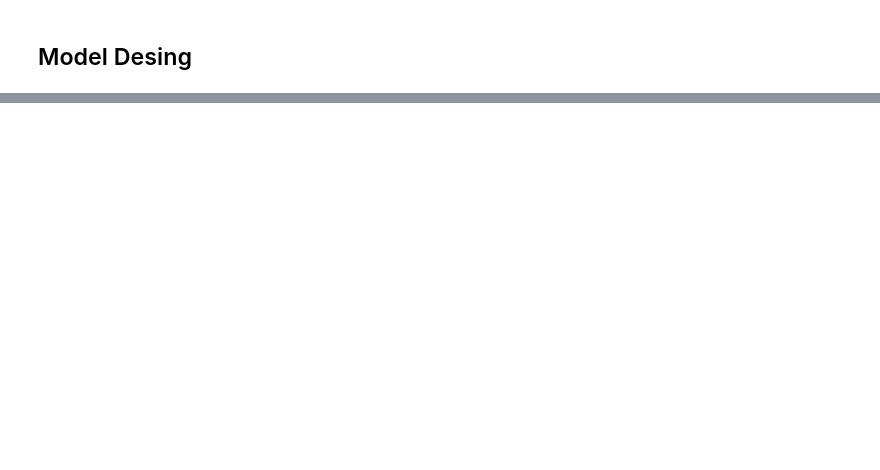
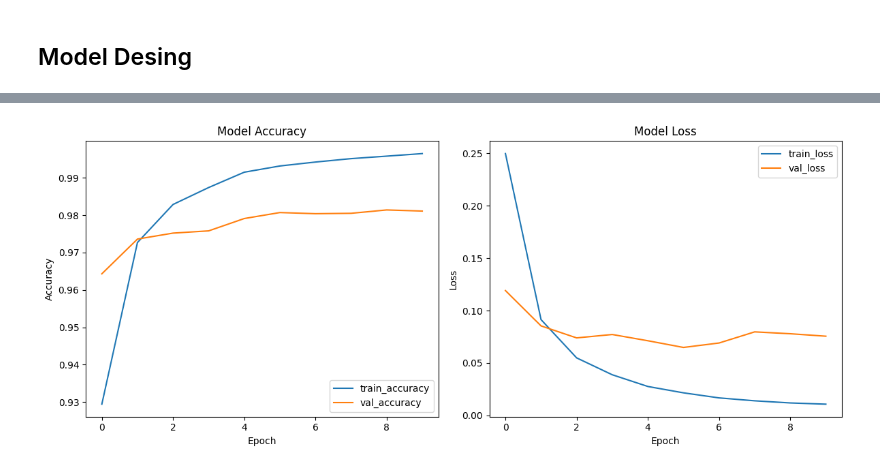
Before and after one commit to Spidey03/digit_recognizer_nn, a Jupyter notebook: digit_recognizer.ipynb, the cells around one changed output, grey strips where cells are left out. Saved outputs shown, nothing was run; the diff lists cells and outputs as text; code cells hidden in the pictures; blank space fills up the shorter version.

Commit message:
Train & Validate

```diff
--- a/digit_recognizer.ipynb
+++ b/digit_recognizer.ipynb
@@ -65,8 +71,8 @@ y_train.shape
 image_rows, image_cols = 28, 28
 num_pixels = image_rows * image_cols
 
-x_train = x_train.reshape((x_train.shape[0], num_pixels)).astype(float)
-x_test = x_test.reshape((x_test.shape[0], num_pixels)).astype(float)
+x_train = x_train.astype(float)
+x_test = x_test.astype(float)
 # %%
 x_train.shape
 # %% [output]
@@ -89,24 +135,24 @@ y_test = to_categorical(y_test)
 # %%
 from keras.models import Sequential
-from keras.layers import Dense
+from keras.layers import Dense,Input
 from keras.layers import Dropout
 from keras.layers import Flatten
-
 def neural_network_model():
     nn = Sequential()
+    nn.add(Flatten(input_shape=(image_rows, image_cols, 1))) # Converts 28*28 images into 1D vector of 784 features to make compatible with Dense Layers.
     nn.add(Dense(
         units=num_pixels, activation="relu",
-        kernel_initializer="normal", input_dim=num_pixels
+        kernel_initializer="normal"
     ))
     nn.add(Dense(
         units=128, activation="relu",
         kernel_initializer="normal"
     ))
     nn.add(Dense(
-        units=num_pixels,
+        units=num_classes,
         activation="softmax",
         kernel_initializer="normal"
     ))
 
-    nn.compile(optimizer="adam", loss="categorical_crosstrophy", metrics=["accuracy"])
+    nn.compile(optimizer="adam", loss="categorical_crossentropy", metrics=["accuracy"])
     return nn
@@ -112,0 +193,18 @@ def neural_network_model():
+# %%
+batch_size = 128
+epochs = 10
+
+model = neural_network_model()
+print(model.summary())
+
+history = model.fit(
+    x_train, y_train,
+    validation_data=(x_test, y_test),
+    epochs=epochs, batch_size=batch_size,
+    verbose=2
+)
+
+loss, accuracy = model.evaluate(x_test, y_test, verbose=0)
+print(f"Test Loss: {round(loss*100, 2)}")
+print(f"Test Accuracy {round(accuracy*100, 2)}")
+model.save("test_nn.h5")
@@ -112,0 +229,4 @@ def neural_network_model():
+# %%
+plot_accuracy(history=history)
+# %% [output]
+[figure, added]
```
Also changed, not shown: parts of 11 cells of this notebook.
